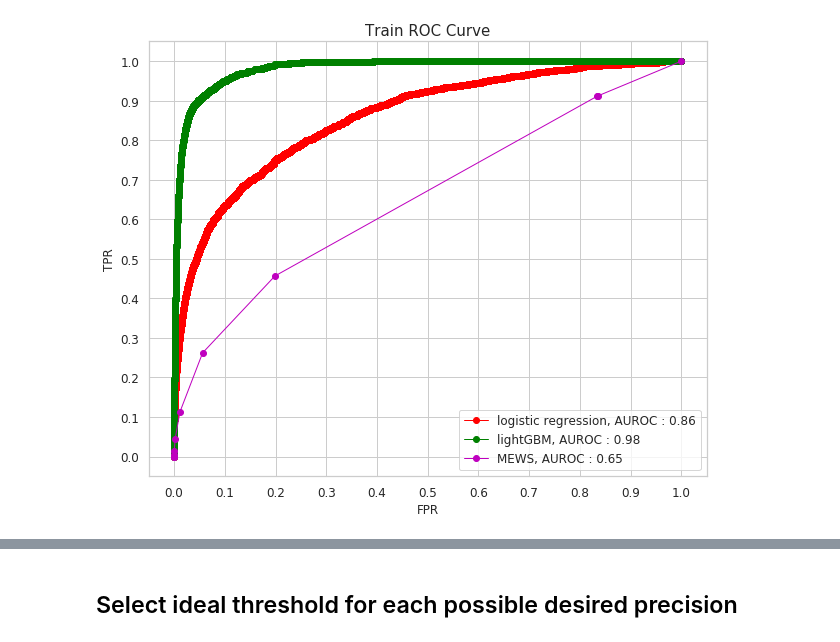
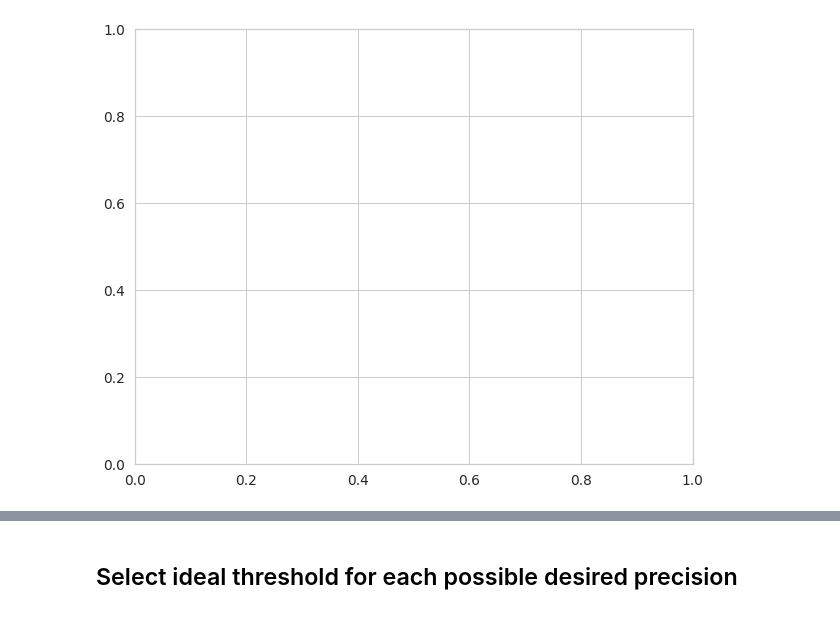
Before and after one commit to tufts-ml/time_series_prediction, a Jupyter notebook: scripts/madrid/notebooks/ThresholdSelection.ipynb, the cells around one changed output, grey strips where cells are left out. Cells and saved outputs as stored; diff of their text form; code cells hidden in the pictures.

Commit message:
ENH Updating latest code for Madrid 10am and 6pm prediction models

```diff
--- a/scripts/madrid/notebooks/ThresholdSelection.ipynb
+++ b/scripts/madrid/notebooks/ThresholdSelection.ipynb
@@ -36,9 +45,12 @@ y_valid = np.ravel(y_valid_df['clinical_deterioration_outcome'].values)
 y_test = np.ravel(y_test_df['clinical_deterioration_outcome'].values)
 # %%
 full_ds_df = pd.read_pickle(os.path.join(results_dir, "performance_of_best_clfs.pkl"))
+# full_ds_df = pd.read_pickle(os.path.join(results_dir, "performance_of_best_clfs_HIL_trained_on_HUF.pkl"))
+# full_ds_df = pd.read_pickle(os.path.join(results_dir, "performance_of_best_clfs_HUF_trained_on_HIL.pkl"))
 
 # rnn_full_ds_df = pd.read_pickle(os.path.join(rnn_results_dir, "performance_of_best_rnn.pkl"))
 # full_ds_df = pd.concat([full_ds_df, rnn_full_ds_df])
+
 
 models_dict = {
     'logistic regression' : {'dirname':'skorch_logistic_regression',
@@ -47,13 +59,36 @@ models_dict = {
              'lightGBM' : {'dirname': 'lightGBM',
                                 'model_color' : 'g',
                                 'model_marker' : 'o'},
-              'MEWS' : {'dirname' : None,
-                               'model_color' : 'm',
-                              'model_marker' : '.'},
+#              'MLP 1 layer' : {'dirname': 'skorch_mlp',
+#                             'model_color' : 'k',
+#                             'model_marker' : 'x'},
+#              'MLP 2 layer' : {'dirname': 'skorch_mlp',
+#                             'model_color' : 'r',
+#                             'model_marker' : 'x'},
+#               'MEWS' : {'dirname' : None,
+#                                'model_color' : 'm',
+#                               'model_marker' : '.'},
 #              'GRU-RNN' : {'dirname':'rnn_per_tstep',
 #                           'model_color' : 'k',
 #                           'model_marker' : 's'},
               }
+
+
+# models_dict = {
+#               'lightGBM' : {'dirname': 'lightGBM',
+#                                 'model_color' : 'm',
+#                                 'model_marker' : 'o'},
+#               'MLP 1 layer (BCE + thr search)' : {'dirname' : 'skorch_mlp/CustomTimes_10_6',
+#                                                    'model_color' : 'k',
+#                                                    'model_marker' : '^'},
+#               'MLP 1 layer (Hinge Bound)' : {'dirname' : 'skorch_mlp/CustomTimes_10_6',
+#                                              'model_color' : 'g',
+#                                              'model_marker' : '^'},
+#               'MLP 1 layer (Sigmoid Bound)' : {'dirname' : 'skorch_mlp/CustomTimes_10_6',
+#                                                'model_color' : 'r',
+#                                                'model_marker' : '^'},
+#               }
+
 
 pr_f_tr, pr_axs_tr = plt.subplots(1, 1, figsize=(10, 8))
 pr_f_va, pr_axs_va = plt.subplots(1, 1, figsize=(10, 8))
@@ -84,9 +119,9 @@ for model_name in models_dict.keys():
     precs_valid, recs_valid, thresholds_valid = precision_recall_curve(y_valid, y_valid_proba_vals)
     precs_test, recs_test, thresholds_test = precision_recall_curve(y_test, y_test_proba_vals)
 
-    fpr_train, tpr_train, thresholds_train = roc_curve(y_train, y_train_proba_vals)
-    fpr_valid, tpr_valid, thresholds_valid = roc_curve(y_valid, y_valid_proba_vals)
-    fpr_test, tpr_test, thresholds_test = roc_curve(y_test, y_test_proba_vals)
+#     fpr_train, tpr_train, thresholds_train = roc_curve(y_train, y_train_proba_vals)
+#     fpr_valid, tpr_valid, thresholds_valid = roc_curve(y_valid, y_valid_proba_vals)
+#     fpr_test, tpr_test, thresholds_test = roc_curve(y_test, y_test_proba_vals)
 
     linewidth=1.0
     pr_axs_tr.plot(recs_train, precs_train, models_dict[model_name]['model_color']+'-o', label = '%s, AUPRC : %.2f'%(model_name, best_model_auprc_train), linewidth=linewidth)
@@ -95,11 +130,11 @@ for model_name in models_dict.keys():
 
     pr_axs_te.plot(recs_test, precs_test, models_dict[model_name]['model_color']+'-o', label = '%s, AUPRC : %.2f'%(model_name, best_model_auprc_test), linewidth=linewidth)
 
-    auc_axs_tr.plot(fpr_train, tpr_train, models_dict[model_name]['model_color']+'-o', label = '%s, AUROC : %.2f'%(model_name, best_model_auroc_train), linewidth=linewidth)
+#     auc_axs_tr.plot(fpr_train, tpr_train, models_dict[model_name]['model_color']+'-o', label = '%s, AUROC : %.2f'%(model_name, best_model_auroc_train), linewidth=linewidth)
 
-    auc_axs_va.plot(fpr_valid, tpr_valid, models_dict[model_name]['model_color']+'-o', label = '%s, AUROC : %.2f'%(model_name, best_model_auroc_valid), linewidth=linewidth)
+#     auc_axs_va.plot(fpr_valid, tpr_valid, models_dict[model_name]['model_color']+'-o', label = '%s, AUROC : %.2f'%(model_name, best_model_auroc_valid), linewidth=linewidth)
 
-    auc_axs_te.plot(fpr_test, tpr_test, models_dict[model_name]['model_color']+'-o', label = '%s, AUROC : %.2f'%(model_name, best_model_auroc_test), linewidth=linewidth)
+#     auc_axs_te.plot(fpr_test, tpr_test, models_dict[model_name]['model_color']+'-o', label = '%s, AUROC : %.2f'%(model_name, best_model_auroc_test), linewidth=linewidth)
 
 
 ticks = np.arange(0.0, 1.1, 0.1)
@@ -119,28 +154,30 @@ for (ax, ax_title) in [(pr_axs_tr, 'Train Precision Recall Curve'),
     ax.set_ylabel('Precision', fontsize=fontsize)
     ax.set_xlim(lims)
     ax.set_ylim(lims)
+    ax.grid(True)
 
-pr_f_tr.savefig('pr_curve_train_with_med_orders.png', bbox_inches='tight', pad_inches=0)
-pr_f_va.savefig('pr_curve_valid_with_med_orders.png', bbox_inches='tight', pad_inches=0)
-pr_f_te.savefig('pr_curve_test_with_med_orders.png', bbox_inches='tight', pad_inches=0)
+# pr_f_tr.savefig('pr_curve_train_with_med_orders.png', bbox_inches='tight', pad_inches=0)
+# pr_f_va.savefig('pr_curve_valid_with_med_orders.png', bbox_inches='tight', pad_inches=0)
+# pr_f_te.savefig('pr_curve_test_with_med_orders.png', bbox_inches='tight', pad_inches=0)
 
-for (ax, ax_title) in [(auc_axs_tr, 'Train ROC Curve'),
-                       (auc_axs_va, 'Validation ROC Curve'),
-                       (auc_axs_te, 'Test ROC Curve')]:
-    ax.set_xticks(ticks)
-    ax.set_xticklabels(ticklabels, fontsize=fontsize)
-    ax.set_yticks(ticks)
-    ax.set_yticklabels(ticklabels, fontsize=fontsize)
-    ax.set_title(ax_title, fontsize = fontsize+3)
-    ax.legend(fontsize=fontsize)
-    ax.set_xlabel('FPR', fontsize=fontsize)
-    ax.set_ylabel('TPR', fontsize=fontsize)
-    ax.set_xlim(lims)
-    ax.set_ylim(lims)
+# for (ax, ax_title) in [(auc_axs_tr, 'Train ROC Curve'),
+#                        (auc_axs_va, 'Validation ROC Curve'),
+#                        (auc_axs_te, 'Test ROC Curve')]:
+#     ax.set_xticks(ticks)
+#     ax.set_xticklabels(ticklabels, fontsize=fontsize)
+#     ax.set_yticks(ticks)
+#     ax.set_yticklabels(ticklabels, fontsize=fontsize)
+#     ax.set_title(ax_title, fontsize = fontsize+3)
+#     ax.legend(fontsize=fontsize)
+#     ax.set_xlabel('FPR', fontsize=fontsize)
+#     ax.set_ylabel('TPR', fontsize=fontsize)
+#     ax.set_xlim(lims)
+#     ax.set_ylim(lims)
+#     ax.grid(True)
 
-auc_f_tr.savefig('roc_curve_train_with_med_orders.png', bbox_inches='tight', pad_inches=0)
-auc_f_va.savefig('roc_curve_valid_with_med_orders.png', bbox_inches='tight', pad_inches=0)
-auc_f_te.savefig('roc_curve_test_with_med_orders.png', bbox_inches='tight', pad_inches=0)
+# auc_f_tr.savefig('roc_curve_train_with_med_orders.png', bbox_inches='tight', pad_inches=0)
+# auc_f_va.savefig('roc_curve_valid_with_med_orders.png', bbox_inches='tight', pad_inches=0)
+# auc_f_te.savefig('roc_curve_test_with_med_orders.png', bbox_inches='tight', pad_inches=0)
 
 # print('Saved pr, roc curves on train, valid, test to : %s'%args.output_dir)
 # %% [output]
@@ -150 +187 @@ auc_f_te.savefig('roc_curve_test_with_med_orders.png', bbox_inches='tight', pad_
-[figure, old version]
+[figure, new version]
```
Also changed, not shown: parts of 23 cells of this notebook, 48 other files.
